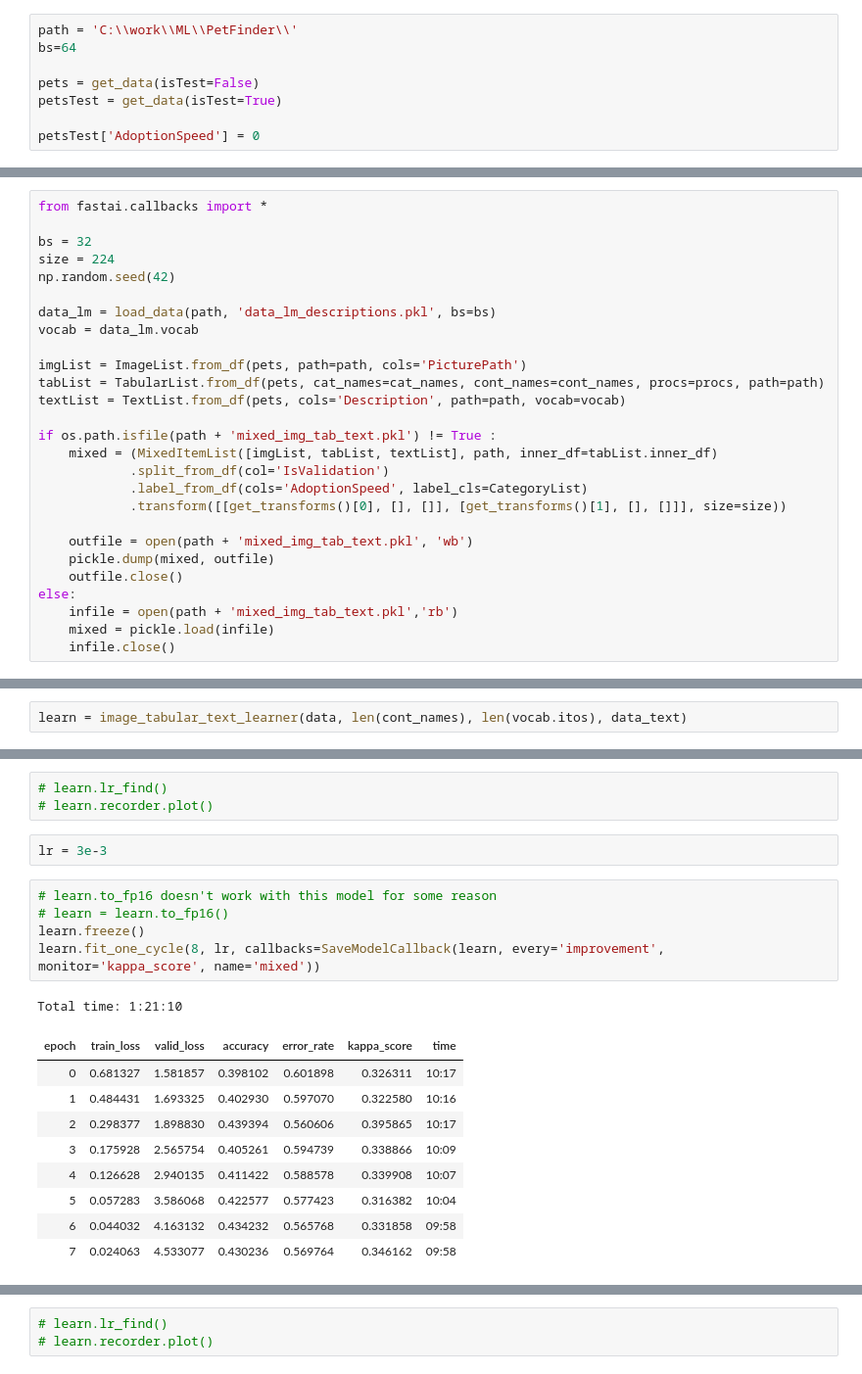
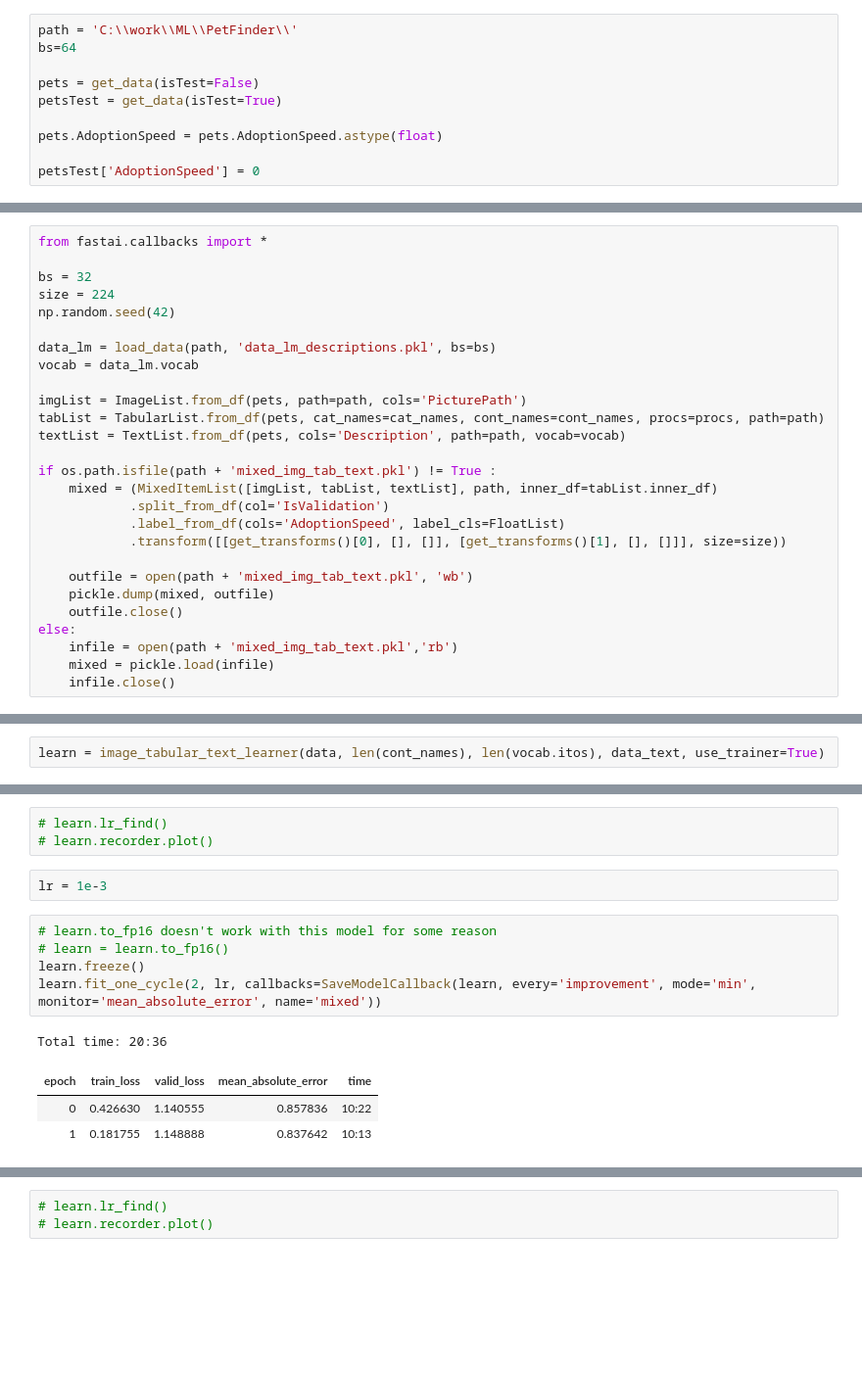
Before and after one commit to EtienneT/fastai-petfinder, a Jupyter notebook: Fastai PetFinder.ipynb, the cells around one changed output, grey strips where cells are left out. Shown at 98% size. Drawn from its saved outputs; the diff is of its cells as text; blank space fills up the shorter version.

````diff
--- a/Fastai PetFinder.ipynb
+++ b/Fastai PetFinder.ipynb
@@ -46,6 +45,8 @@ bs=64
 pets = get_data(isTest=False)
 petsTest = get_data(isTest=True)
 
+pets.AdoptionSpeed = pets.AdoptionSpeed.astype(float)
+
 petsTest['AdoptionSpeed'] = 0
 # %% [markdown]
 # Language Model
@@ -127,7 +131,7 @@ textList = TextList.from_df(pets, cols='Description', path=path, vocab=vocab)
 if os.path.isfile(path + 'mixed_img_tab_text.pkl') != True :
     mixed = (MixedItemList([imgList, tabList, textList], path, inner_df=tabList.inner_df)
             .split_from_df(col='IsValidation')
-            .label_from_df(cols='AdoptionSpeed', label_cls=CategoryList)
+            .label_from_df(cols='AdoptionSpeed', label_cls=FloatList)
             .transform([[get_transforms()[0], [], []], [get_transforms()[1], [], []]], size=size))
 
     outfile = open(path + 'mixed_img_tab_text.pkl', 'wb')
@@ -289,7 +306,7 @@ def image_tabular_text_learner(data, len_cont_names, vocab_sz, data_lm, use_trai
     return learn
 ```
 # %%
-learn = image_tabular_text_learner(data, len(cont_names), len(vocab.itos), data_text)
+learn = image_tabular_text_learner(data, len(cont_names), len(vocab.itos), data_text, use_trainer=True)
 # %%
 # learn.callback_fns +=[partial(EarlyStoppingCallback, monitor='accuracy', min_delta=0.005, patience=3)]
 # learn.callback_fns += [(partial(LearnerTensorboardWriter, base_dir=Path(path + 'logs\\'), name='mixed-metadata'))]
@@ -301,20 +318,14 @@ data.c
 # learn.lr_find()
 # learn.recorder.plot()
 # %%
-lr = 3e-3
+lr = 1e-3
 # %%
 # learn.to_fp16 doesn't work with this model for some reason
 # learn = learn.to_fp16()
 learn.freeze()
-learn.fit_one_cycle(8, lr, callbacks=SaveModelCallback(learn, every='improvement', monitor='kappa_score', name='mixed'))
+learn.fit_one_cycle(2, lr, callbacks=SaveModelCallback(learn, every='improvement', mode='min', monitor='mean_absolute_error', name='mixed'))
 # %% [output]
-Total time: 1:21:10
+Total time: 20:36
-| epoch | train_loss | valid_loss | accuracy | error_rate | kappa_score | time |
-| 0 | 0.681327 | 1.581857 | 0.398102 | 0.601898 | 0.326311 | 10:17 |
-| 1 | 0.484431 | 1.693325 | 0.402930 | 0.597070 | 0.322580 | 10:16 |
-| 2 | 0.298377 | 1.898830 | 0.439394 | 0.560606 | 0.395865 | 10:17 |
-| 3 | 0.175928 | 2.565754 | 0.405261 | 0.594739 | 0.338866 | 10:09 |
-| 4 | 0.126628 | 2.940135 | 0.411422 | 0.588578 | 0.339908 | 10:07 |
-| 5 | 0.057283 | 3.586068 | 0.422577 | 0.577423 | 0.316382 | 10:04 |
-| 6 | 0.044032 | 4.163132 | 0.434232 | 0.565768 | 0.331858 | 09:58 |
-| 7 | 0.024063 | 4.533077 | 0.430236 | 0.569764 | 0.346162 | 09:58 |
+| epoch | train_loss | valid_loss | mean_absolute_error | time |
+| 0 | 0.426630 | 1.140555 | 0.857836 | 10:22 |
+| 1 | 0.181755 | 1.148888 | 0.837642 | 10:13 |
````
Also changed, not shown: parts of 29 cells of this notebook, 7 other files.
